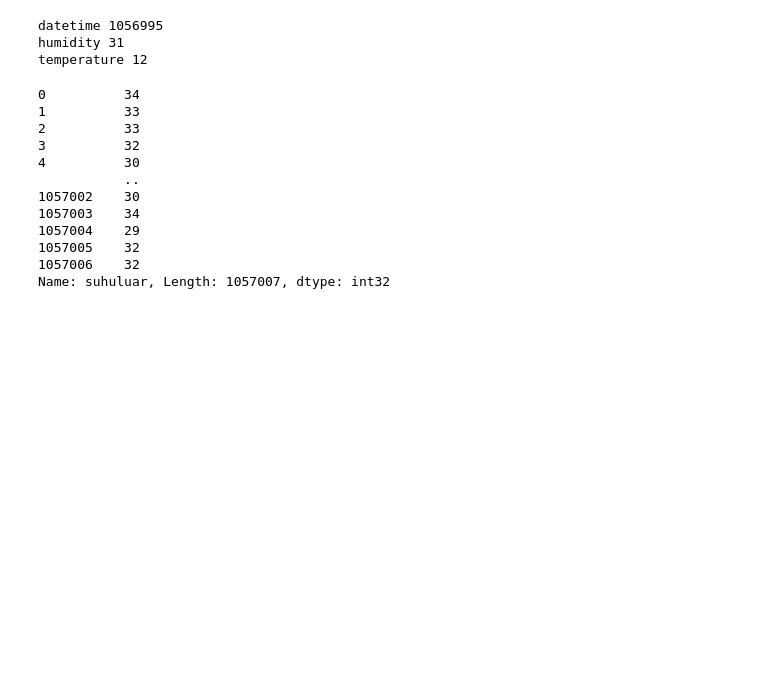
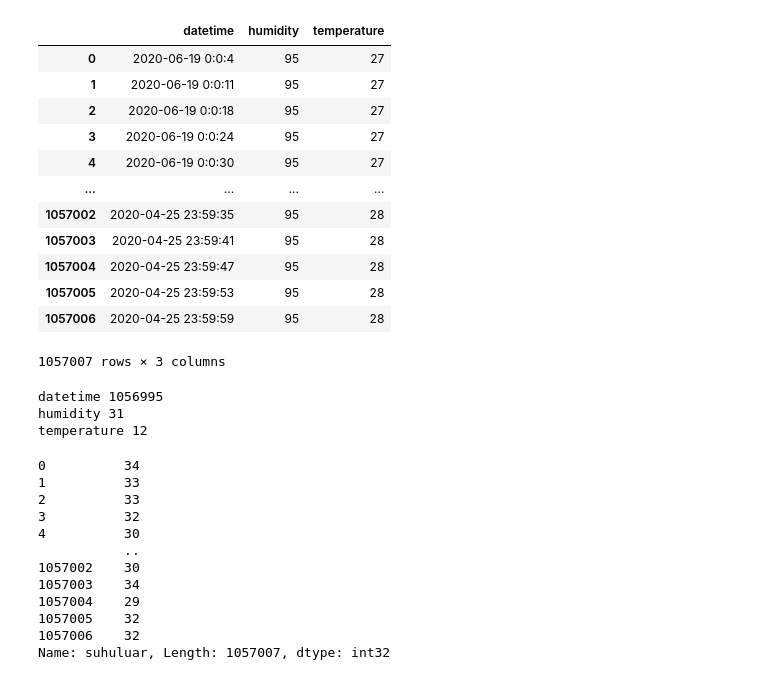
Before and after one commit to siyuke21/prediksi_suhu, a Jupyter notebook: suhu.ipynb, the cells around one changed output. Saved outputs shown, nothing was run; the diff lists cells and outputs as text; code cells hidden in the pictures; blank space fills up the shorter version.

```diff
--- a/suhu.ipynb
+++ b/suhu.ipynb
@@ -36,6 +36,22 @@ if not sys.warnoptions:
     warnings.simplefilter("ignore")
 # %%
 data = pd.read_csv("target.csv")
+# %%
+data
+# %% [output]
+|  | datetime | humidity | temperature |
+| 0 | 2020-06-19 0:0:4 | 95 | 27 |
+| 1 | 2020-06-19 0:0:11 | 95 | 27 |
+| 2 | 2020-06-19 0:0:18 | 95 | 27 |
+| 3 | 2020-06-19 0:0:24 | 95 | 27 |
+| 4 | 2020-06-19 0:0:30 | 95 | 27 |
+| ... | ... | ... | ... |
+| 1057002 | 2020-04-25 23:59:35 | 95 | 28 |
+| 1057003 | 2020-04-25 23:59:41 | 95 | 28 |
+| 1057004 | 2020-04-25 23:59:47 | 95 | 28 |
+| 1057005 | 2020-04-25 23:59:53 | 95 | 28 |
+| 1057006 | 2020-04-25 23:59:59 | 95 | 28 |
+1057007 rows × 3 columns
 # %%
 for column in data.columns:
     print(column, len(data[column].unique()))
```
Also changed, not shown: parts of 1 cell of this notebook, 16 other files.
